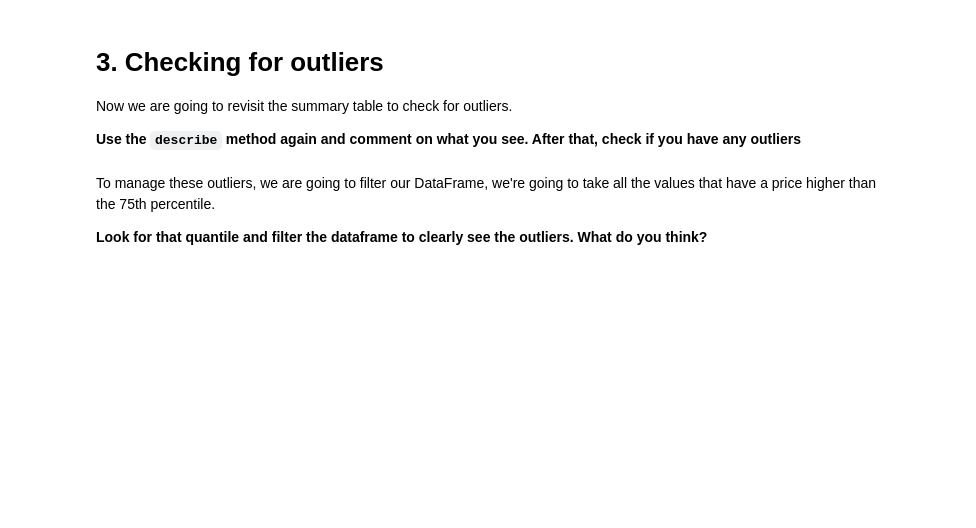
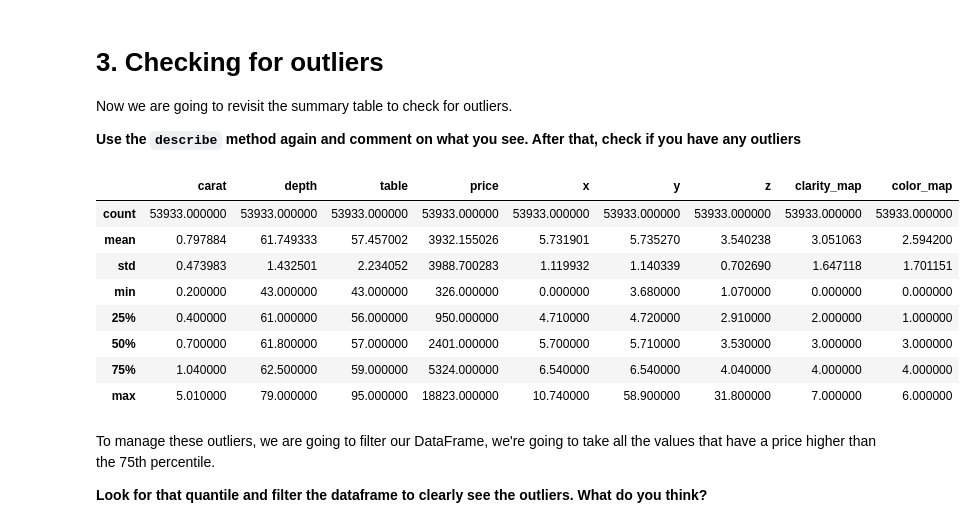
Before and after one commit to ta-data-pt-rmt/lab-mini-project1-part1, a Jupyter notebook: 1.-Data Cleaning.ipynb, the cells around one changed output. Cells and saved outputs as stored; diff of their text form; code cells hidden in the pictures; blank space fills up the shorter version.

```diff
--- a/1.-Data Cleaning.ipynb
+++ b/1.-Data Cleaning.ipynb
@@ -141,0 +380,4 @@ Let's finish by checking for NaN values in the data. Since we introduced them ou
+# %%
+# drop the rows with NaN as we can calculate them
+
+diamonds.dropna(inplace=True)
@@ -146,5 +404,17 @@ Now we are going to revisit the summary table to check for outliers.
 **Use the `describe` method again and comment on what you see. After that, check if you have any outliers**
 # %%
 #your code here
+
+diamonds.describe()
+# %% [output]
+|  | carat | depth | table | price | x | y | z | clarity_map | color_map |
+| count | 53933.000000 | 53933.000000 | 53933.000000 | 53933.000000 | 53933.000000 | 53933.000000 | 53933.000000 | 53933.000000 | 53933.000000 |
+| mean | 0.797884 | 61.749333 | 57.457002 | 3932.155026 | 5.731901 | 5.735270 | 3.540238 | 3.051063 | 2.594200 |
+| std | 0.473983 | 1.432501 | 2.234052 | 3988.700283 | 1.119932 | 1.140339 | 0.702690 | 1.647118 | 1.701151 |
+| min | 0.200000 | 43.000000 | 43.000000 | 326.000000 | 0.000000 | 3.680000 | 1.070000 | 0.000000 | 0.000000 |
+| 25% | 0.400000 | 61.000000 | 56.000000 | 950.000000 | 4.710000 | 4.720000 | 2.910000 | 2.000000 | 1.000000 |
+| 50% | 0.700000 | 61.800000 | 57.000000 | 2401.000000 | 5.700000 | 5.710000 | 3.530000 | 3.000000 | 3.000000 |
+| 75% | 1.040000 | 62.500000 | 59.000000 | 5324.000000 | 6.540000 | 6.540000 | 4.040000 | 4.000000 | 4.000000 |
+| max | 5.010000 | 79.000000 | 95.000000 | 18823.000000 | 10.740000 | 58.900000 | 31.800000 | 7.000000 | 6.000000 |
 # %%
 #your comments here
```
Also changed, not shown: parts of 49 cells of this notebook, 1 other file.
